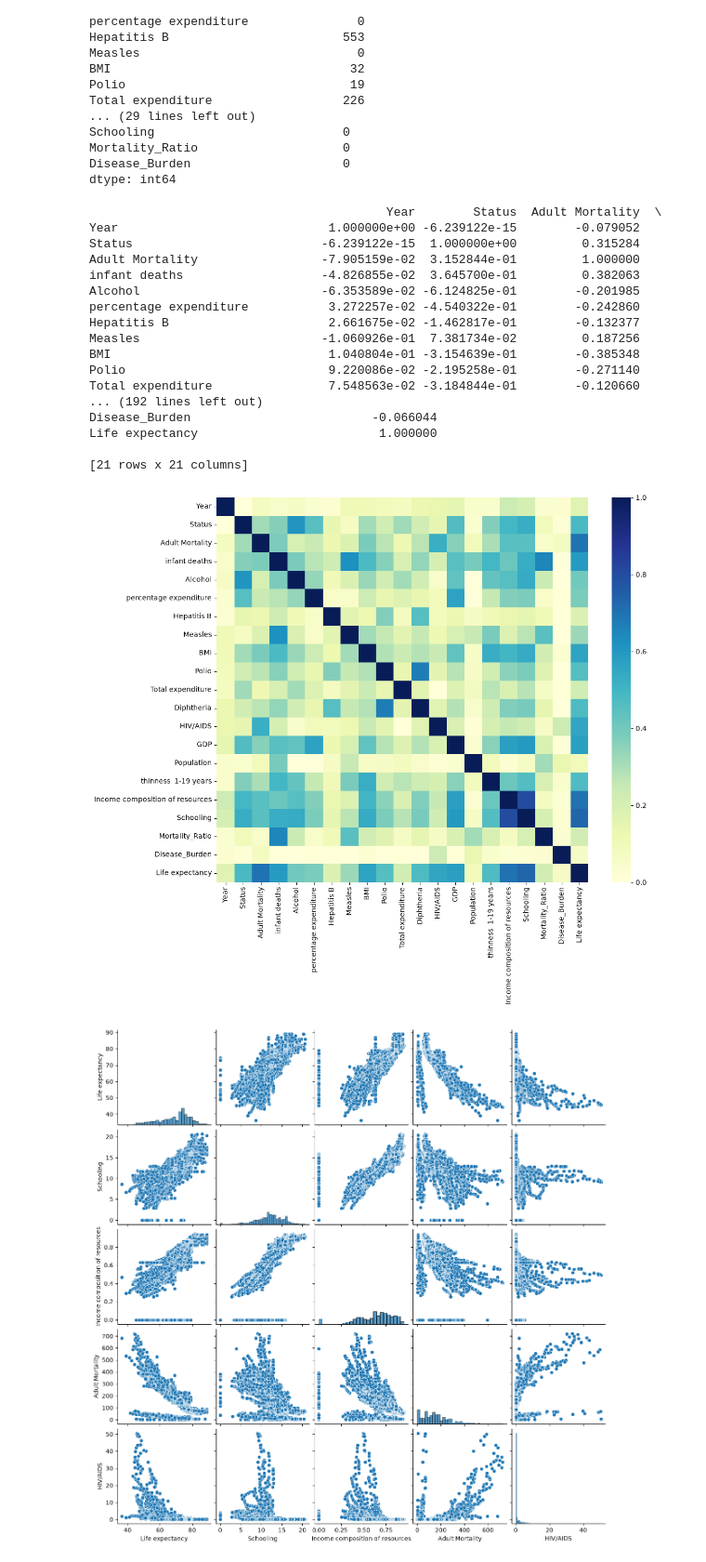
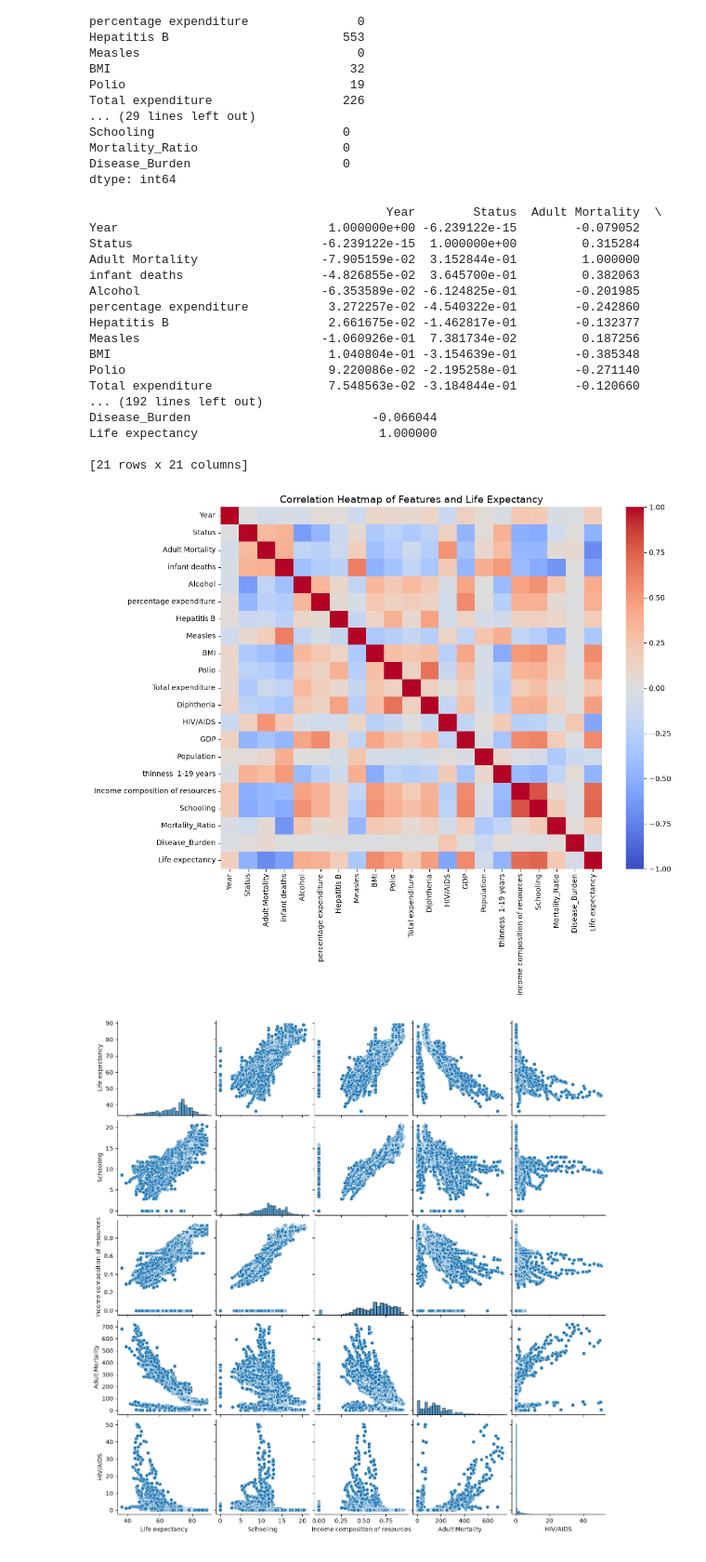
Before and after one commit to azelarabchakour/Data-science-assignments, a Jupyter notebook: Assignment-1/Code/Problem1-Regresseion.ipynb, the cells around one changed output. Shown at 93% size. Saved outputs shown, nothing was run; the diff lists cells and outputs as text; code cells hidden in the pictures.

```diff
--- a/Assignment-1/Code/Problem1-Regresseion.ipynb
+++ b/Assignment-1/Code/Problem1-Regresseion.ipynb
@@ -163,33 +168,40 @@ dtype: int64
 # %%
 ##Question 8 : showing correlation matrix and heatmap
 import matplotlib.pyplot as plt
 import seaborn as sns
 combined_df = pd.concat([X, Y], axis=1)
 corr_matrix = combined_df.corr()
 print(corr_matrix)
 
+# plt.figure(figsize=(12, 10))
+# sns.heatmap(np.abs(corr_matrix), annot=False, cmap='YlGnBu')
+# plt.show()
+
+#----------------------------------------------------
 plt.figure(figsize=(12, 10))
-sns.heatmap(np.abs(corr_matrix), annot=False, cmap='YlGnBu')
+sns.heatmap(corr_matrix, annot=False, cmap='coolwarm', vmin=-1, vmax=1, center=0)
+plt.title('Correlation Heatmap of Features and Life Expectancy', fontsize=14)
+plt.tight_layout()
 plt.show()
 # %% [output]
                                          Year        Status  Adult Mortality  \
 Year                             1.000000e+00 -6.239122e-15        -0.079052
 Status                          -6.239122e-15  1.000000e+00         0.315284
 Adult Mortality                 -7.905159e-02  3.152844e-01         1.000000
 infant deaths                   -4.826855e-02  3.645700e-01         0.382063
 Alcohol                         -6.353589e-02 -6.124825e-01        -0.201985
 percentage expenditure           3.272257e-02 -4.540322e-01        -0.242860
 Hepatitis B                      2.661675e-02 -1.462817e-01        -0.132377
 Measles                         -1.060926e-01  7.381734e-02         0.187256
 BMI                              1.040804e-01 -3.154639e-01        -0.385348
 Polio                            9.220086e-02 -2.195258e-01        -0.271140
 Total expenditure                7.548563e-02 -3.184844e-01        -0.120660
 ... (192 lines left out)
 Disease_Burden                         -0.066044
 Life expectancy                         1.000000
 
 [21 rows x 21 columns]
-[figure, old version]
+[figure, new version]
 # %%
 ## Question 9: Build 2D plots of dependences between top variables and the target
 top_cols = ['Life expectancy', 'Schooling', 'Income composition of resources', 'Adult Mortality', 'HIV/AIDS']
```
Also changed, not shown: parts of 8 cells of this notebook, 2 other files.
